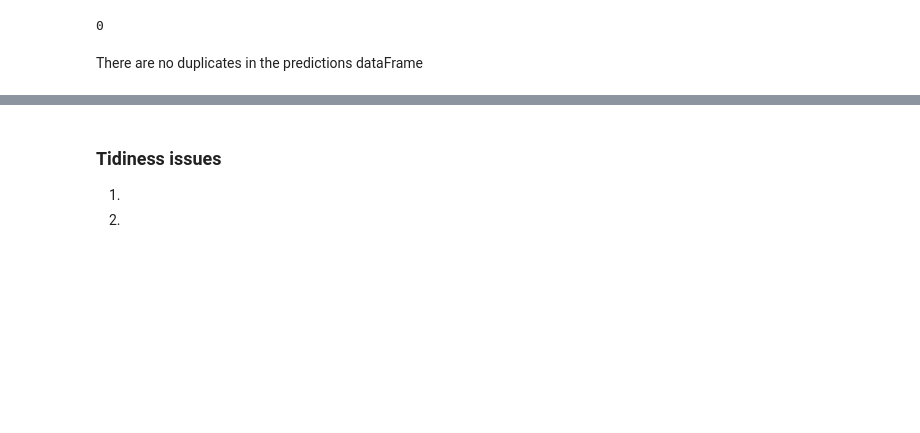
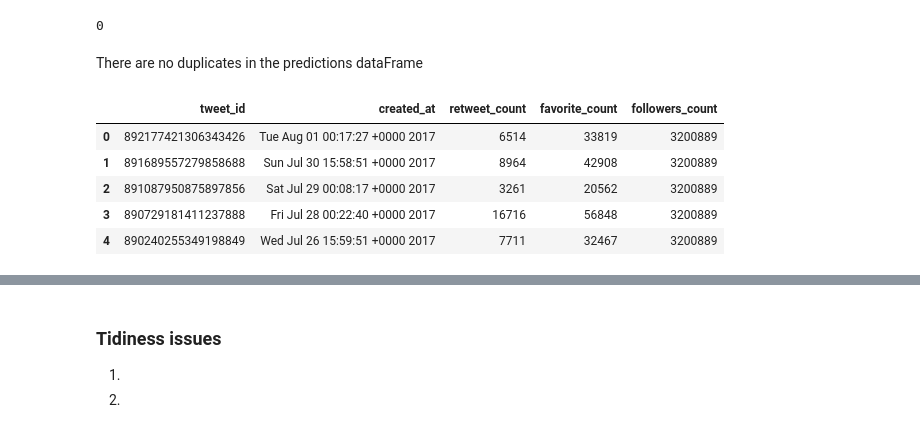
Before and after one commit to zadmainda/WeRateDogs-Data-Analysis, a Jupyter notebook: wrangle_act.ipynb, the cells around one changed output, grey strips where cells are left out. Drawn from its saved outputs; the diff is of its cells as text; code cells hidden in the pictures; blank space fills up the shorter version.

```diff
--- a/wrangle_act.ipynb
+++ b/wrangle_act.ipynb
@@ -227,0 +225,9 @@ There are no duplicates in the predictions dataFrame
+# %%
+additional_tweets_df.head()
+# %% [output]
+|  | tweet_id | created_at | retweet_count | favorite_count | followers_count |
+| 0 | 892177421306343426 | Tue Aug 01 00:17:27 +0000 2017 | 6514 | 33819 | 3200889 |
+| 1 | 891689557279858688 | Sun Jul 30 15:58:51 +0000 2017 | 8964 | 42908 | 3200889 |
+| 2 | 891087950875897856 | Sat Jul 29 00:08:17 +0000 2017 | 3261 | 20562 | 3200889 |
+| 3 | 890729181411237888 | Fri Jul 28 00:22:40 +0000 2017 | 16716 | 56848 | 3200889 |
+| 4 | 890240255349198849 | Wed Jul 26 15:59:51 +0000 2017 | 7711 | 32467 | 3200889 |
```
Also changed, not shown: parts of 12 cells of this notebook.
